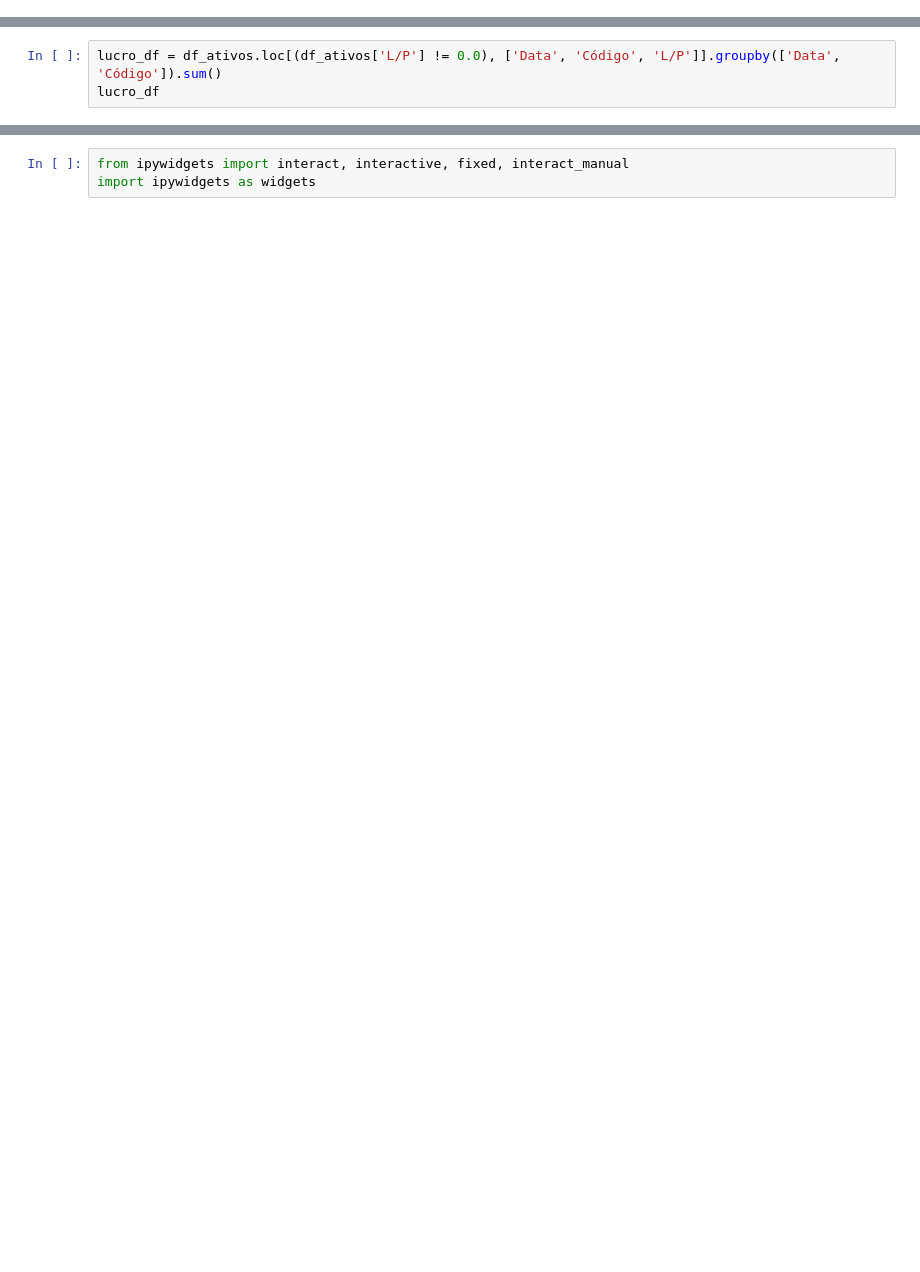
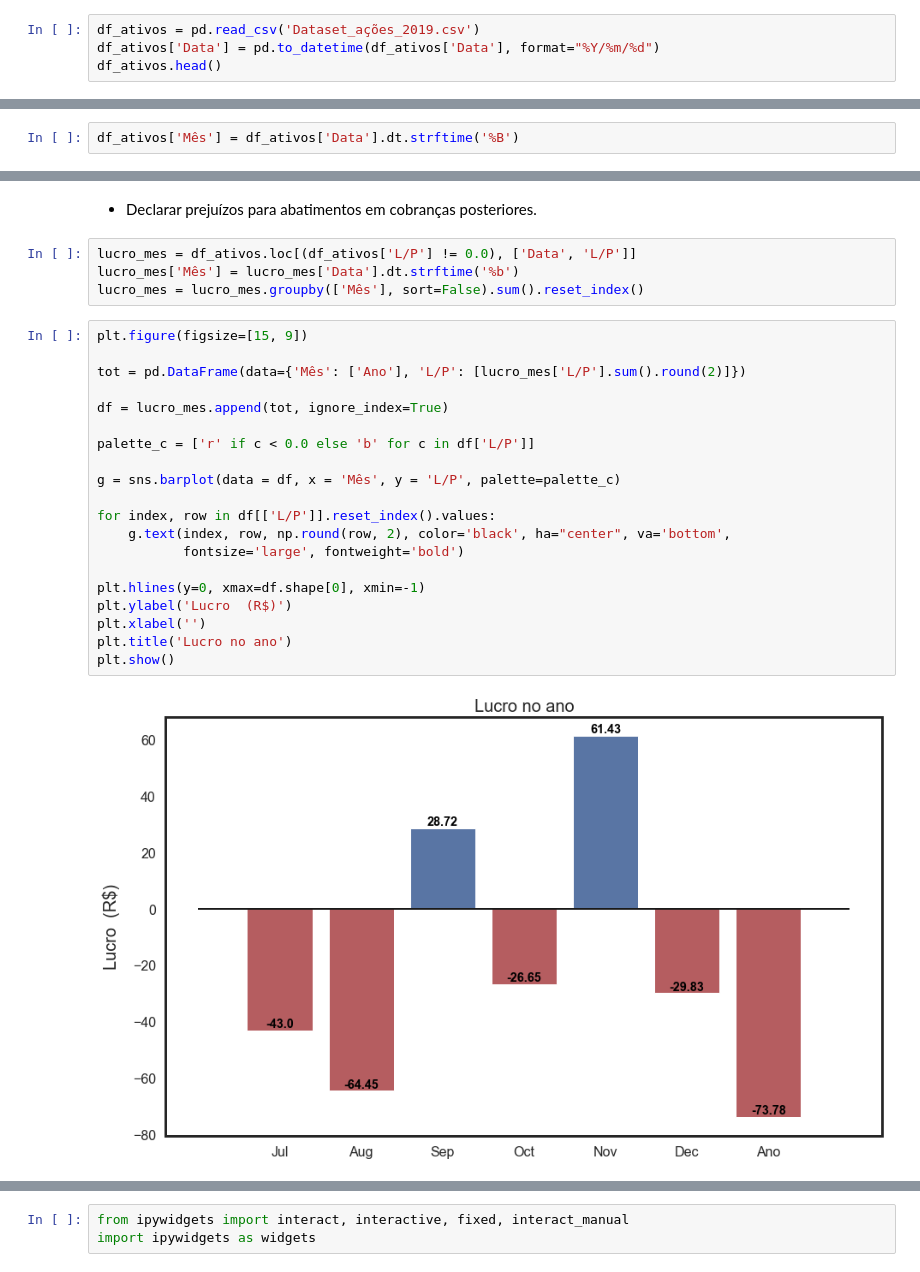
Before and after one commit to RGivisiez/controle-B3, a Jupyter notebook: Imposto de renda.ipynb, the cells around one changed output, grey strips where cells are left out. Drawn from its saved outputs; the diff is of its cells as text; blank space fills up the shorter version.

```diff
--- a/Imposto de renda.ipynb
+++ b/Imposto de renda.ipynb
@@ -5,0 +31,4 @@ def intersection(l1, l2):
+# %%
+df_ativos = pd.read_csv('Dataset_ações_2019.csv')
+df_ativos['Data'] = pd.to_datetime(df_ativos['Data'], format="%Y/%m/%d")
+df_ativos.head()
@@ -5,0 +56,2 @@ def intersection(l1, l2):
+# %%
+df_ativos['Mês'] = df_ativos['Data'].dt.strftime('%B')
@@ -6,3 +76,28 @@ def intersection(l1, l2):
+# %% [markdown]
+- Declarar prejuízos para abatimentos em cobranças posteriores.
 # %%
-lucro_df = df_ativos.loc[(df_ativos['L/P'] != 0.0), ['Data', 'Código', 'L/P']].groupby(['Data', 'Código']).sum()
-lucro_df
+lucro_mes = df_ativos.loc[(df_ativos['L/P'] != 0.0), ['Data', 'L/P']]
+lucro_mes['Mês'] = lucro_mes['Data'].dt.strftime('%b')
+lucro_mes = lucro_mes.groupby(['Mês'], sort=False).sum().reset_index()
+# %%
+plt.figure(figsize=[15, 9])
+
+tot = pd.DataFrame(data={'Mês': ['Ano'], 'L/P': [lucro_mes['L/P'].sum().round(2)]})
+
+df = lucro_mes.append(tot, ignore_index=True)
+
+palette_c = ['r' if c < 0.0 else 'b' for c in df['L/P']]
+
+g = sns.barplot(data = df, x = 'Mês', y = 'L/P', palette=palette_c)
+
+for index, row in df[['L/P']].reset_index().values:
+    g.text(index, row, np.round(row, 2), color='black', ha="center", va='bottom',
+           fontsize='large', fontweight='bold')
+
+plt.hlines(y=0, xmax=df.shape[0], xmin=-1)
+plt.ylabel('Lucro  (R$)')
+plt.xlabel('')
+plt.title('Lucro no ano')
+plt.show()
+# %% [output]
+[figure, added]
```
Also changed, not shown: parts of 32 cells of this notebook, 2 other files.
